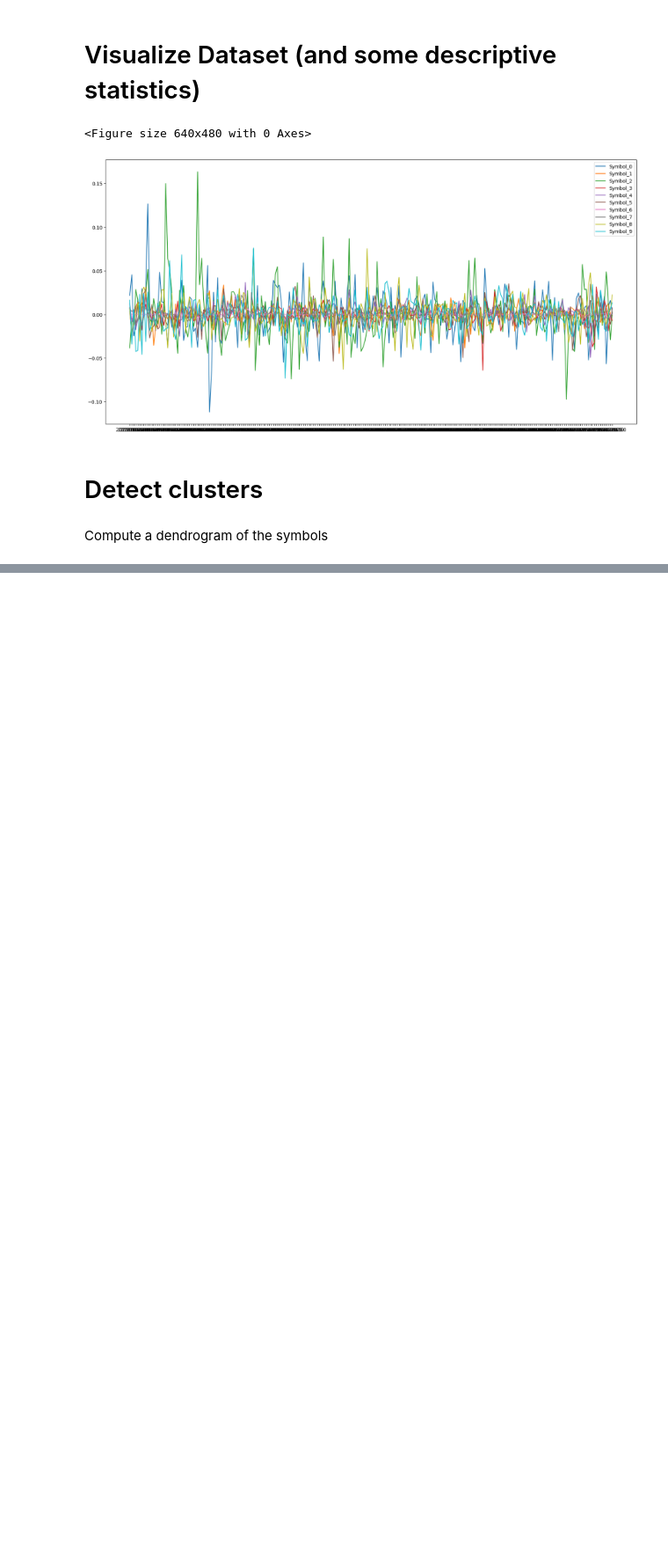
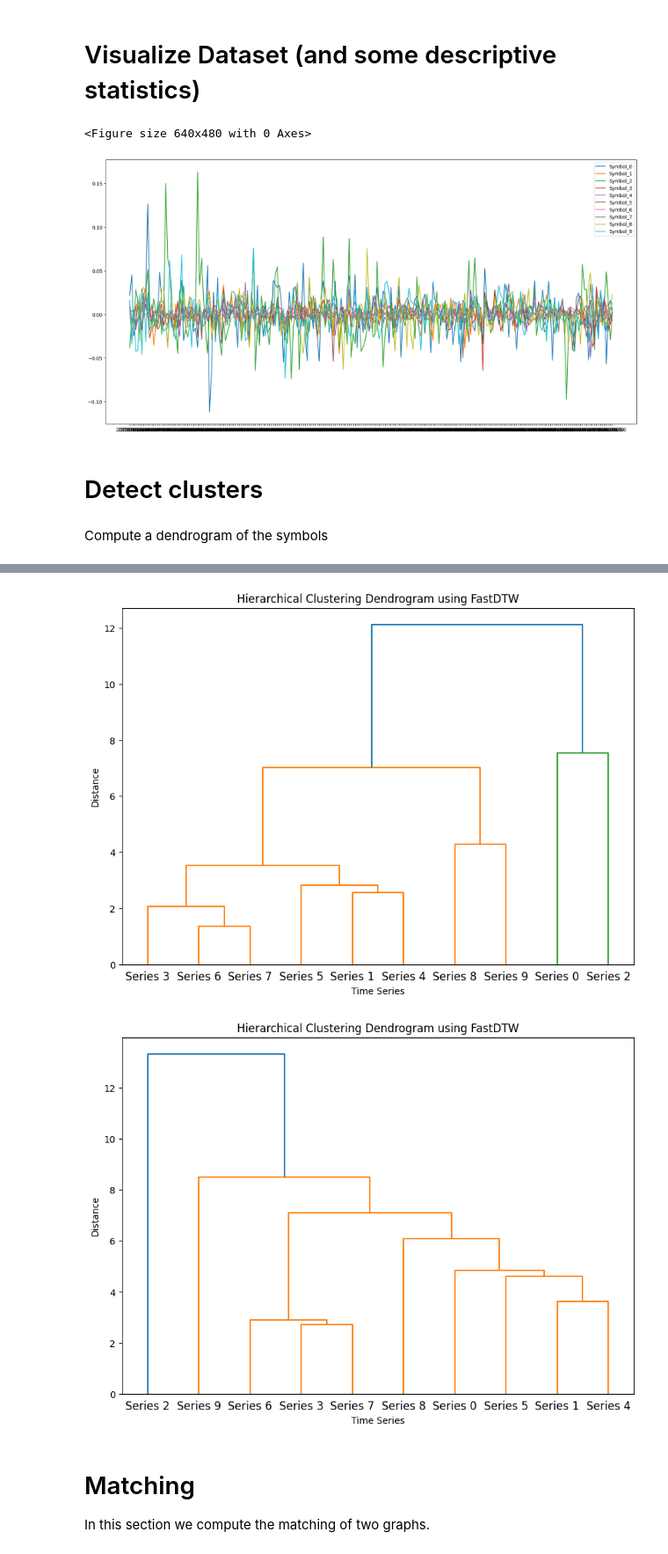
Before and after one commit to chtinnes/trend-detection, a Jupyter notebook: notebooks/playground.ipynb, the cells around one changed output, grey strips where cells are left out. Shown at 88% size. Saved outputs shown, nothing was run; the diff lists cells and outputs as text; code cells hidden in the pictures; blank space fills up the shorter version.

Commit message:
Add matching.

```diff
--- a/notebooks/playground.ipynb
+++ b/notebooks/playground.ipynb
@@ -247,0 +244,19 @@ print(f"Number of cores: {n_cores}")
+# %%
+#selected_slice = max_symbols_slice
+#selected_symbols_idx = slice_availability[selected_slice]
+selected_symbols = [symbols[idx] for idx in selected_symbols_idx]
+
+# get start and end timeindex for slice_idx
+timerange = slices[slice_idx]
+timerange_previous = slices[slice_idx + 1]
+Z_new = compute_dendrogram(selected_symbols, timerange)
+Z_old = compute_dendrogram(selected_symbols, timerange_previous)
+
+plot_dendrogram(Z_new)
+plot_dendrogram(Z_old)
+# %% [output]
+[figure, added]
+[figure, added]
+# %% [markdown]
+# Matching
+In this section we compute the matching of two graphs.
```
Also changed, not shown: parts of 9 cells of this notebook.
